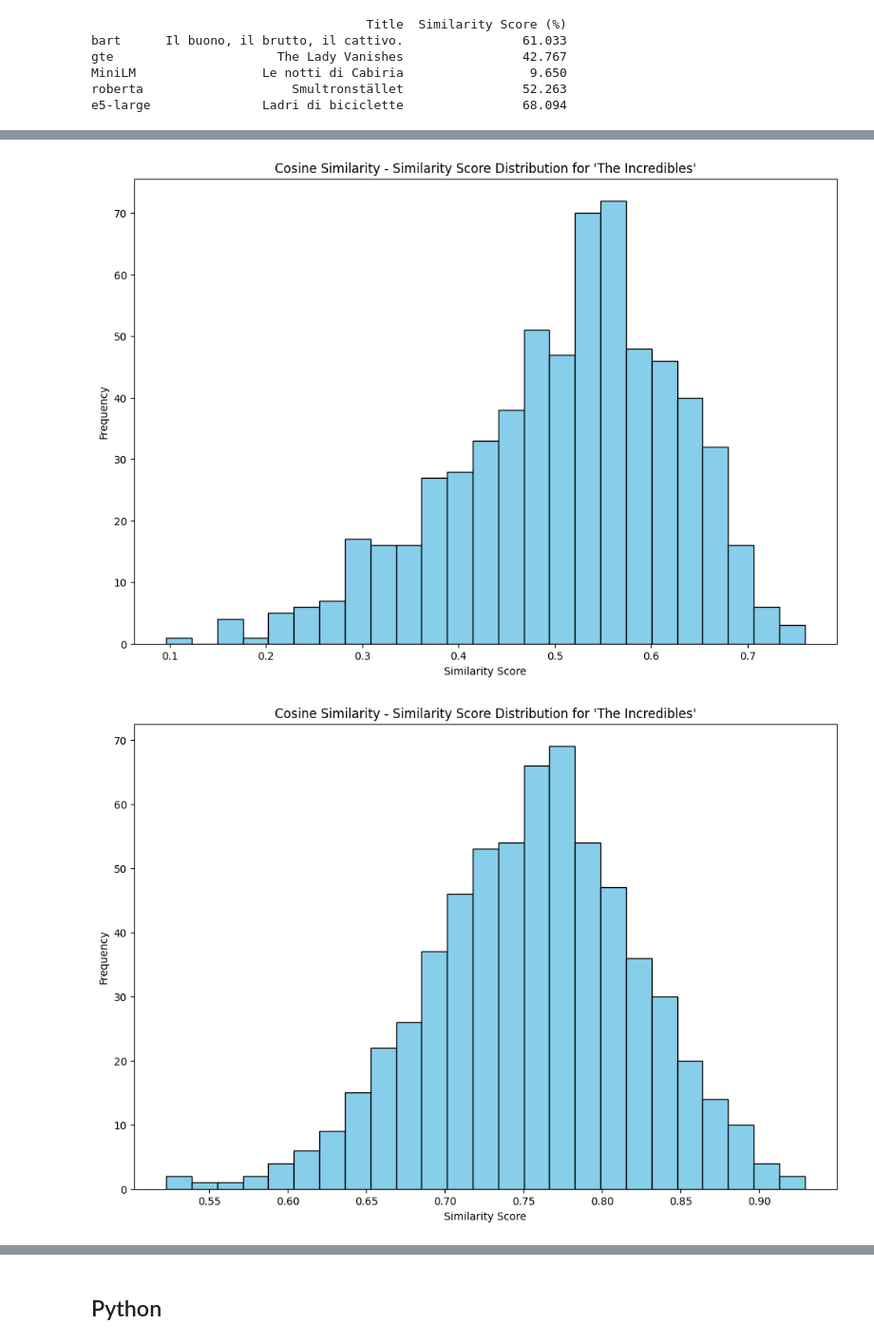
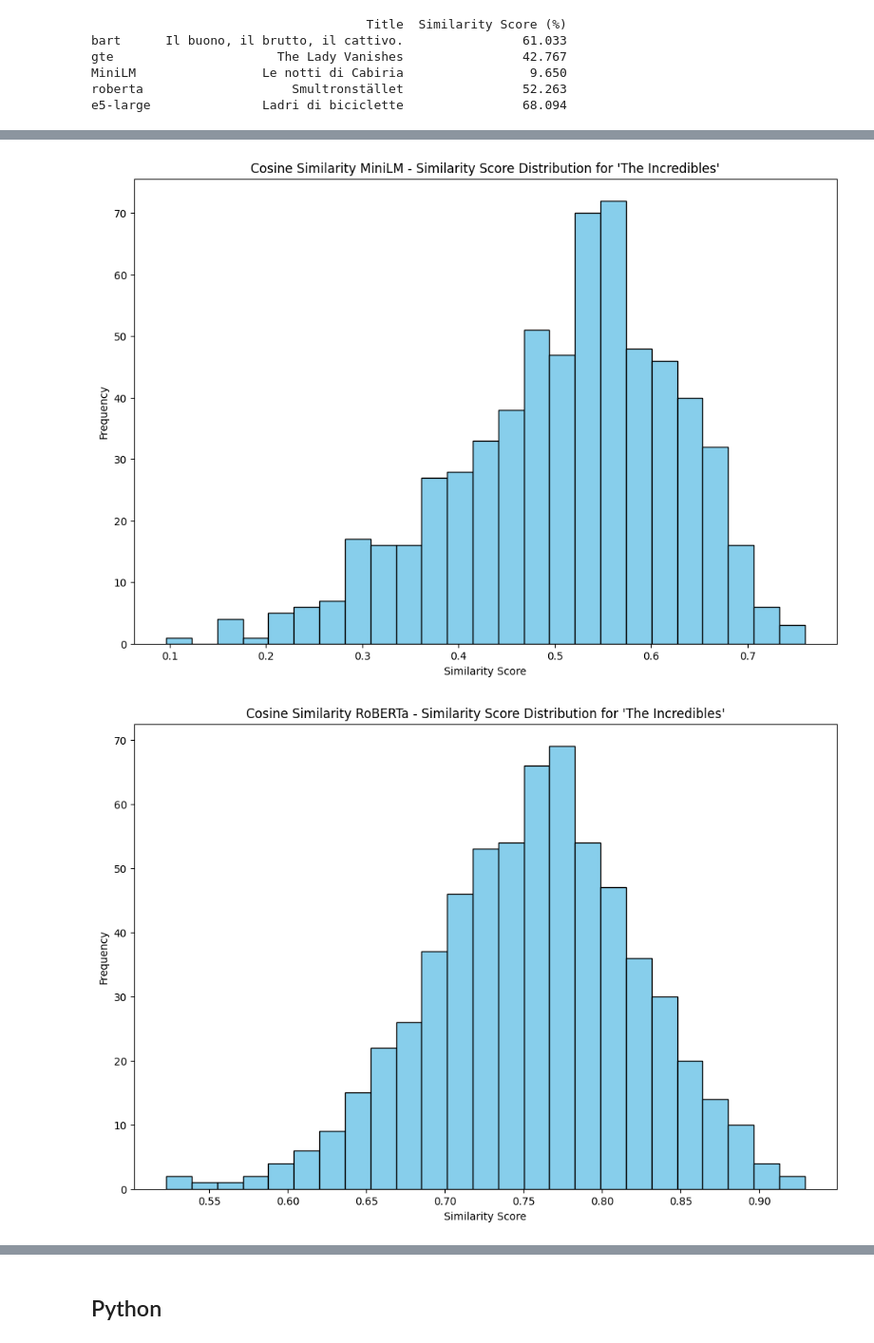
Before and after one commit to AlgoETS/SimilityVectorEmbedding, a Jupyter notebook: pgvector.ipynb, the cells around one changed output, grey strips where cells are left out. Shown at 95% size. Drawn from its saved outputs; the diff is of its cells as text; code cells hidden in the pictures.

```diff
--- a/pgvector.ipynb
+++ b/pgvector.ipynb
@@ -537,9 +542,9 @@ similar_movies_roberta = find_similar_movies_sql(query_movie_title, threshold=0,
 similar_movies_e5_large = find_similar_movies_sql(query_movie_title, threshold=0, return_n=631, distance_function='<=>', embedding_type='e5_large')
 
 
-plot_similarity_distribution(similar_movies_bart, 'Cosine Similarity')
-plot_similarity_distribution(similar_movies_gte, 'Cosine Similarity')
-plot_similarity_distribution(similar_movies_MiniLM, 'Cosine Similarity')
-plot_similarity_distribution(similar_movies_roberta, 'Cosine Similarity')
-plot_similarity_distribution(similar_movies_e5_large, 'Cosine Similarity')
+plot_similarity_distribution(similar_movies_bart, 'Cosine Similarity Bart')
+plot_similarity_distribution(similar_movies_gte, 'Cosine Similarity GTE')
+plot_similarity_distribution(similar_movies_MiniLM, 'Cosine Similarity MiniLM')
+plot_similarity_distribution(similar_movies_roberta, 'Cosine Similarity RoBERTa')
+plot_similarity_distribution(similar_movies_e5_large, 'Cosine Similarity e5-large')
 # %% [output]
@@ -548,2 +553,2 @@ plot_similarity_distribution(similar_movies_e5_large, 'Cosine Similarity')
-[figure, old version]
+[figure, new version]
-[figure, old version]
+[figure, new version]
```
Also changed, not shown: parts of 24 cells of this notebook.
